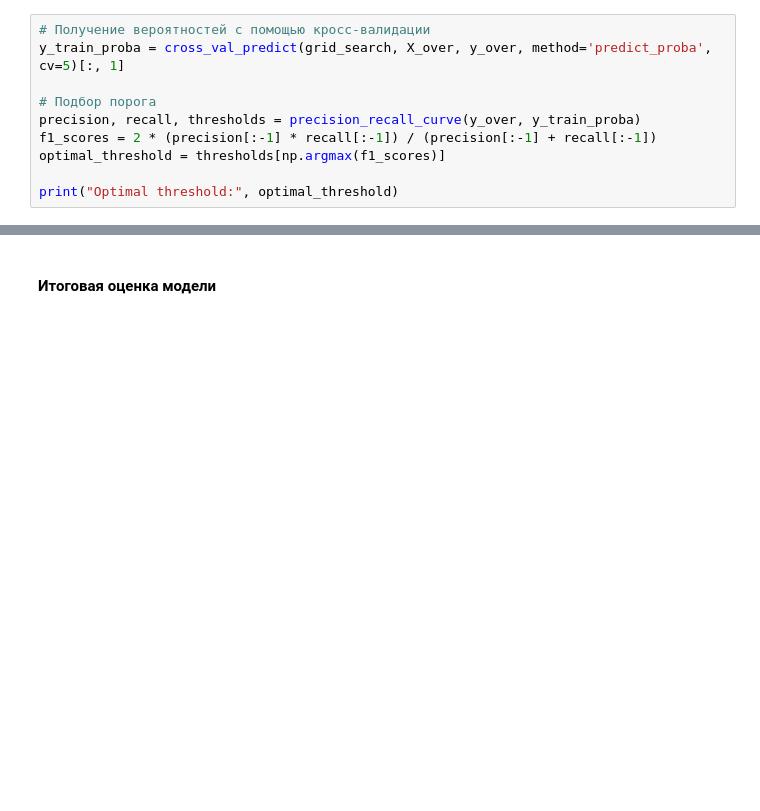
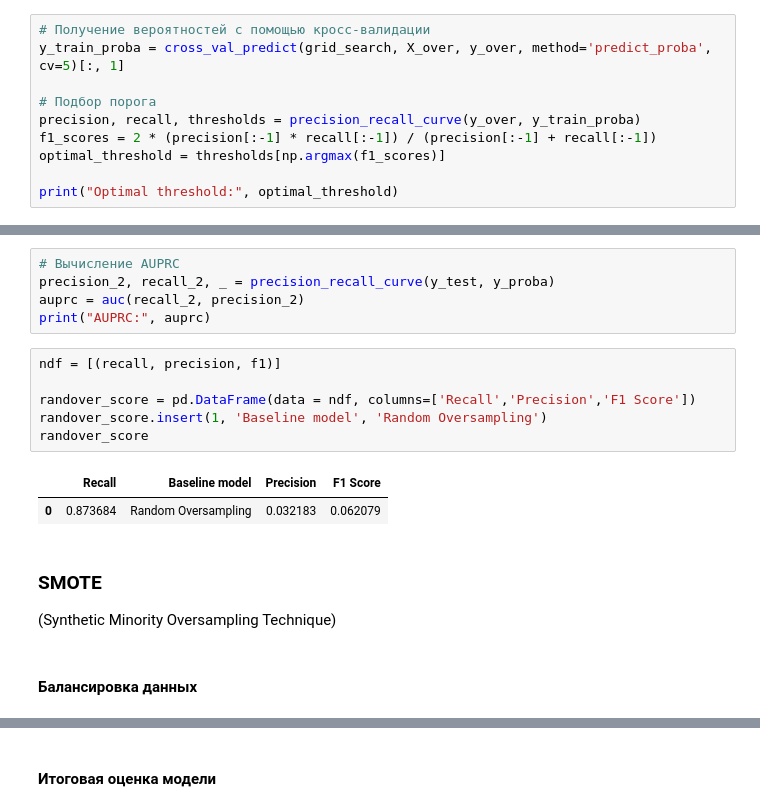
Before and after one commit to skytecat/FraudDetection, a Jupyter notebook: FraudDetection.ipynb, the cells around one changed output, grey strips where cells are left out. Saved outputs shown, nothing was run; the diff lists cells and outputs as text; blank space fills up the shorter version.

```diff
--- a/FraudDetection.ipynb
+++ b/FraudDetection.ipynb
@@ -617,0 +694,19 @@ print("Optimal threshold:", optimal_threshold)
+# %%
+# Вычисление AUPRC
+precision_2, recall_2, _ = precision_recall_curve(y_test, y_proba)
+auprc = auc(recall_2, precision_2)
+print("AUPRC:", auprc)
+# %%
+ndf = [(recall, precision, f1)]
+
+randover_score = pd.DataFrame(data = ndf, columns=['Recall','Precision','F1 Score'])
+randover_score.insert(1, 'Baseline model', 'Random Oversampling')
+randover_score
+# %% [output]
+|  | Recall | Baseline model | Precision | F1 Score |
+| 0 | 0.873684 | Random Oversampling | 0.032183 | 0.062079 |
+# %% [markdown]
+### SMOTE
+(Synthetic Minority Oversampling Technique)
+# %% [markdown]
+#### Балансировка данных
```
Also changed, not shown: parts of 55 cells of this notebook.
